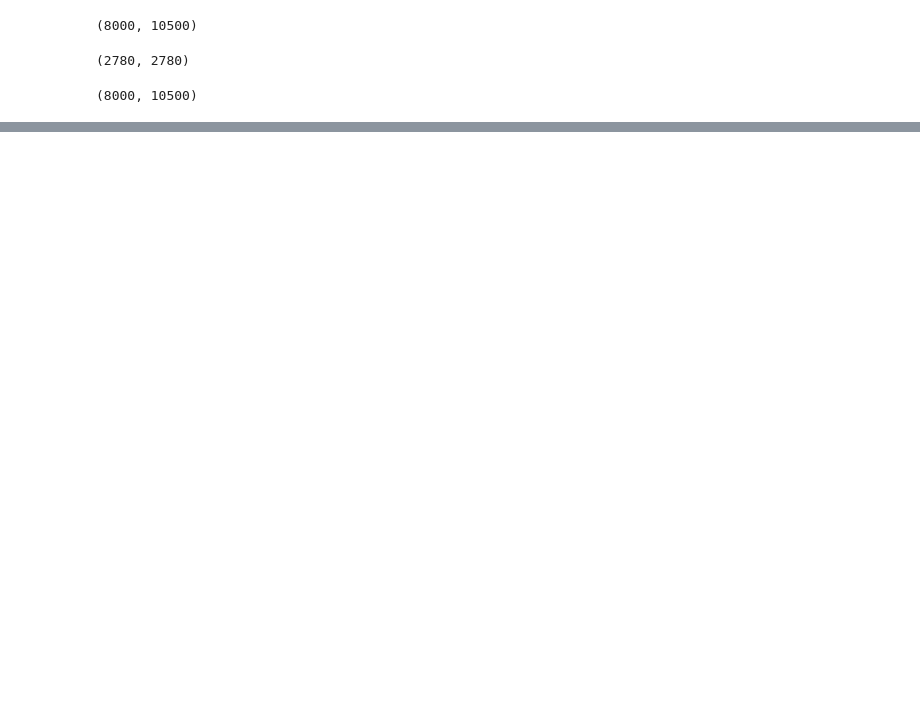
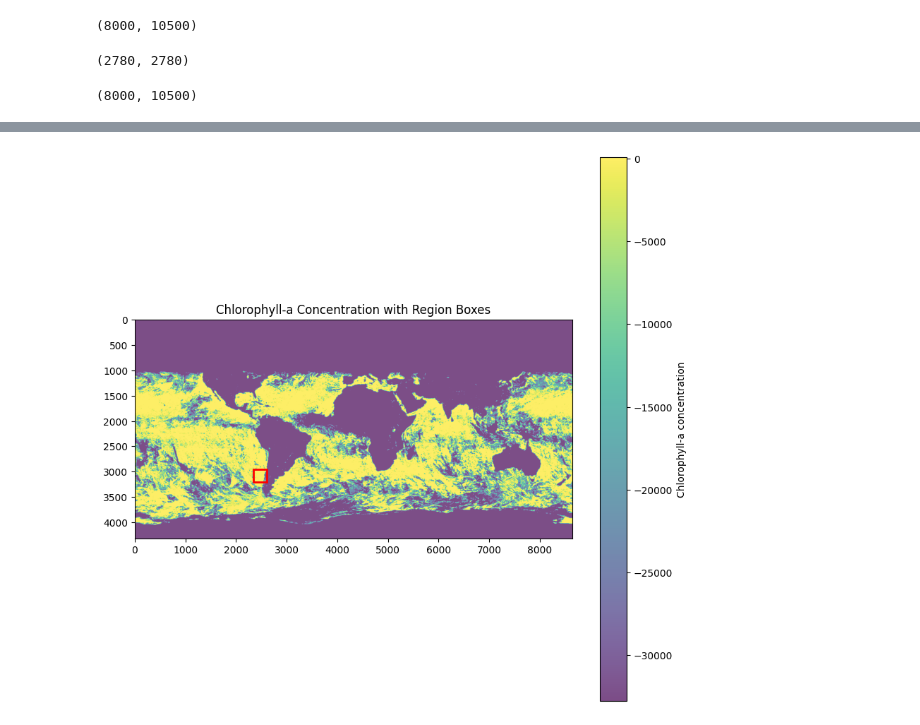
Before and after one commit to yousirong/marine_satellite_image_restoration, a Jupyter notebook: Notebook/0. how to open raw file.ipynb, the cells around one changed output, grey strips where cells are left out. Drawn from its saved outputs; the diff is of its cells as text; code cells hidden in the pictures; blank space fills up the shorter version.

```diff
--- a/Notebook/0. how to open raw file.ipynb
+++ b/Notebook/0. how to open raw file.ipynb
@@ -57,0 +74,60 @@ land_mask.shape
+# %%
+import h5py
+import numpy as np
+import matplotlib.pyplot as plt
+from matplotlib.patches import Rectangle
+
+# MODIS 파일 경로
+file_path = '/home/juneyonglee/Downloads/AQUA_MODIS.20120101_20120108.L3m.8D.CHL.chlor_a.4km.nc'
+
+# 낙동강 좌표 설정 (픽셀 좌표)
+region1_x_min, region1_x_max = 2346, 2602
+region1_y_min, region1_y_max = 2953, 3209
+# # 새만금 좌표 설정 (픽셀 좌표)
+# region2_x_min, region2_x_max = 1861, 2117
+# region2_y_min, region2_y_max = 2659, 2915
+
+# 대한민국 찾기
+region2_x_min, region2_x_max = 1250, 1450
+region2_y_min, region2_y_max = 7500, 7700
+
+def display_modis_chlor_a(file_path, region1_x_min, region1_x_max, region1_y_min, region1_y_max,
+                          region2_x_min, region2_x_max, region2_y_min, region2_y_max):
+    # h5py로 파일 열기
+    try:
+        with h5py.File(file_path, 'r') as f:
+            # chlor_a 데이터 읽기
+            chlor_a_data = f['chlor_a'][:]
+    except OSError as e:
+        print(f"Failed to open file: {file_path}")
+        return
+
+    # 결측치를 처리 (보통 -999.0 값을 결측치로 가정)
+    chlor_a_data = np.where(chlor_a_data == -999.0, np.nan, chlor_a_data)
+
+    # 이미지 출력
+    plt.figure(figsize=(10, 10))
+
+    # chlor_a 데이터 이미지
+    plt.imshow(chlor_a_data, cmap='viridis', alpha=0.7)
+    plt.colorbar(label='Chlorophyll-a concentration')
+
+    # 낙동강 영역에 빨간색 사각형 추가
+    rect1 = Rectangle((region1_x_min, region1_y_min), region1_x_max - region1_x_min, region1_y_max - region1_y_min,
+                     linewidth=2, edgecolor='r', facecolor='none')
+    plt.gca().add_patch(rect1)
+
+    # 새만금 영역에 빨간색 사각형 추가
+    rect2 = Rectangle((region2_x_min, region2_y_min), region2_x_max - region2_x_min, region2_y_max - region2_y_min,
+                     linewidth=2, edgecolor='r', facecolor='none')
+    plt.gca().add_patch(rect2)
+
+    plt.title('Chlorophyll-a Concentration with Region Boxes')
+    plt.show()
+
+
+# chlor_a 데이터와 새만금 및 낙동강 좌표 범위에 네모 박스 표시
+display_modis_chlor_a(file_path, region1_x_min, region1_x_max, region1_y_min, region1_y_max,
+                      region2_x_min, region2_x_max, region2_y_min, region2_y_max)
+# %% [output]
+[figure, added]
```
Also changed, not shown: parts of 5 cells of this notebook, 19 other files.
